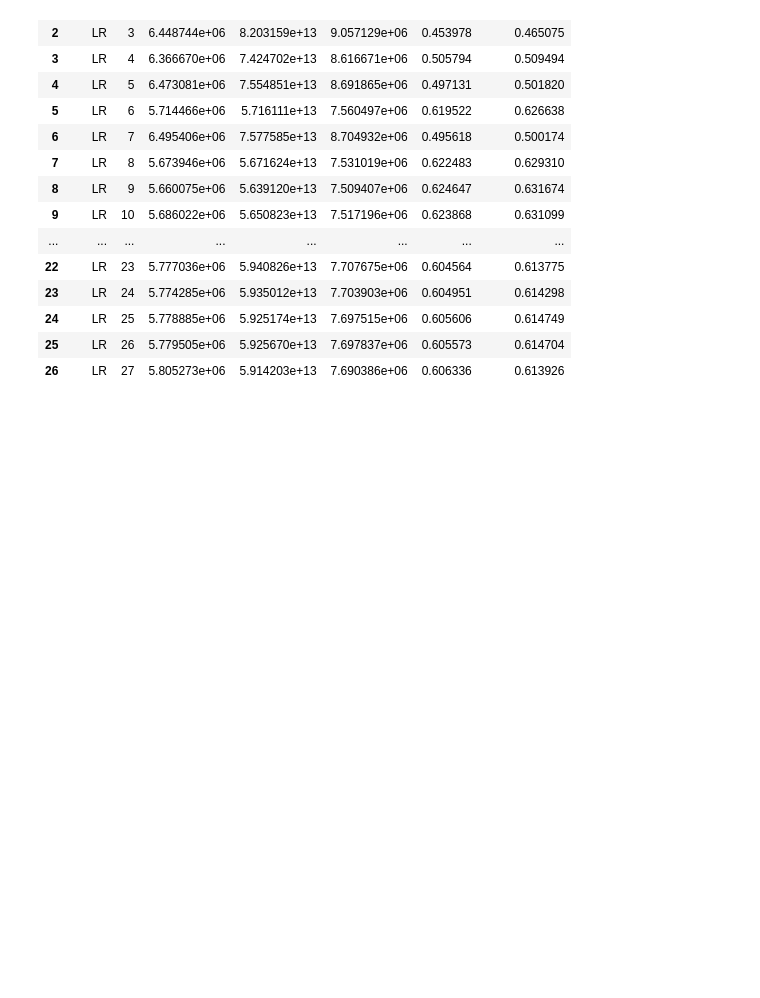
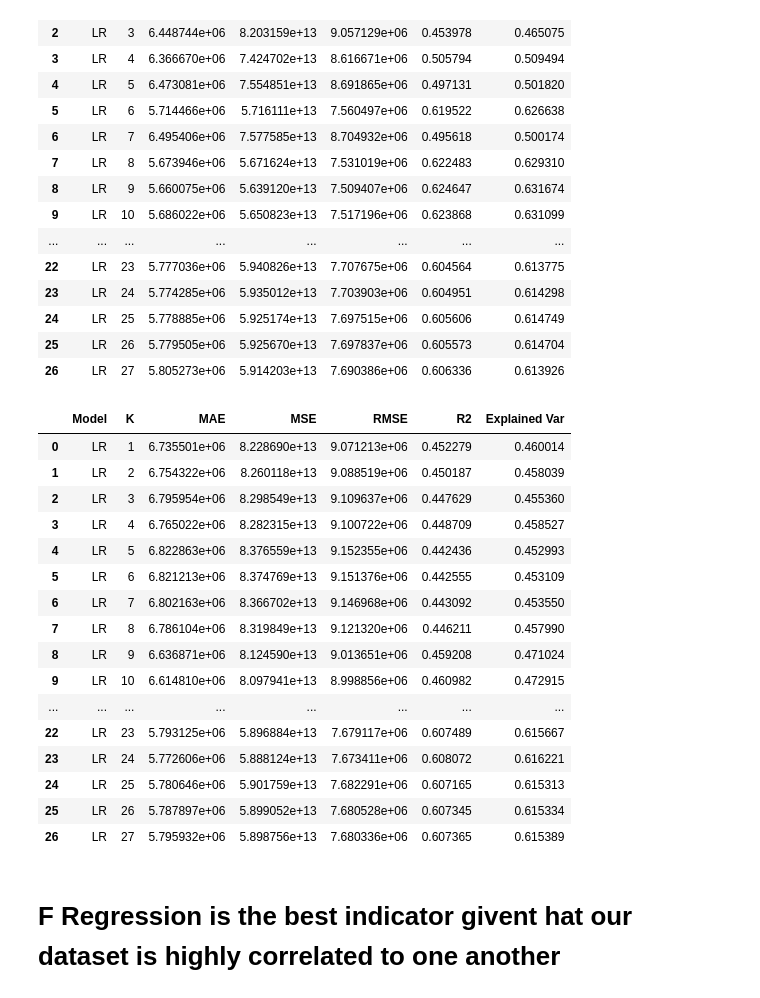
Before and after one commit to MaukanMir/NBA-Salary-Analysis, a Jupyter notebook: training.ipynb, the cells around one changed output. Cells and saved outputs as stored; diff of their text form; code cells hidden in the pictures; blank space fills up the shorter version.

```diff
--- a/training.ipynb
+++ b/training.ipynb
@@ -552,5 +552,25 @@ test_kbest_columns(X, y, preprocessor, models[0], model_names[0], kbest)
 # %%
 model_names = ["LR"]
 models = grab_selected_models(model_names)
-kbest = mutual_info_regression
+kbest = f_regression
 test_kbest_columns(X, y, preprocessor, models[0], model_names[0], kbest)
+# %% [output]
+|  | Model | K | MAE | MSE | RMSE | R2 | Explained Var |
+| 0 | LR | 1 | 6.735501e+06 | 8.228690e+13 | 9.071213e+06 | 0.452279 | 0.460014 |
+| 1 | LR | 2 | 6.754322e+06 | 8.260118e+13 | 9.088519e+06 | 0.450187 | 0.458039 |
+| 2 | LR | 3 | 6.795954e+06 | 8.298549e+13 | 9.109637e+06 | 0.447629 | 0.455360 |
+| 3 | LR | 4 | 6.765022e+06 | 8.282315e+13 | 9.100722e+06 | 0.448709 | 0.458527 |
+| 4 | LR | 5 | 6.822863e+06 | 8.376559e+13 | 9.152355e+06 | 0.442436 | 0.452993 |
+| 5 | LR | 6 | 6.821213e+06 | 8.374769e+13 | 9.151376e+06 | 0.442555 | 0.453109 |
+| 6 | LR | 7 | 6.802163e+06 | 8.366702e+13 | 9.146968e+06 | 0.443092 | 0.453550 |
+| 7 | LR | 8 | 6.786104e+06 | 8.319849e+13 | 9.121320e+06 | 0.446211 | 0.457990 |
+| 8 | LR | 9 | 6.636871e+06 | 8.124590e+13 | 9.013651e+06 | 0.459208 | 0.471024 |
+| 9 | LR | 10 | 6.614810e+06 | 8.097941e+13 | 8.998856e+06 | 0.460982 | 0.472915 |
+| ... | ... | ... | ... | ... | ... | ... | ... |
+| 22 | LR | 23 | 5.793125e+06 | 5.896884e+13 | 7.679117e+06 | 0.607489 | 0.615667 |
+| 23 | LR | 24 | 5.772606e+06 | 5.888124e+13 | 7.673411e+06 | 0.608072 | 0.616221 |
+| 24 | LR | 25 | 5.780646e+06 | 5.901759e+13 | 7.682291e+06 | 0.607165 | 0.615313 |
+| 25 | LR | 26 | 5.787897e+06 | 5.899052e+13 | 7.680528e+06 | 0.607345 | 0.615334 |
+| 26 | LR | 27 | 5.795932e+06 | 5.898756e+13 | 7.680336e+06 | 0.607365 | 0.615389 |
+# %% [markdown]
+# F Regression is the best indicator givent hat our dataset is highly correlated to one another
```
